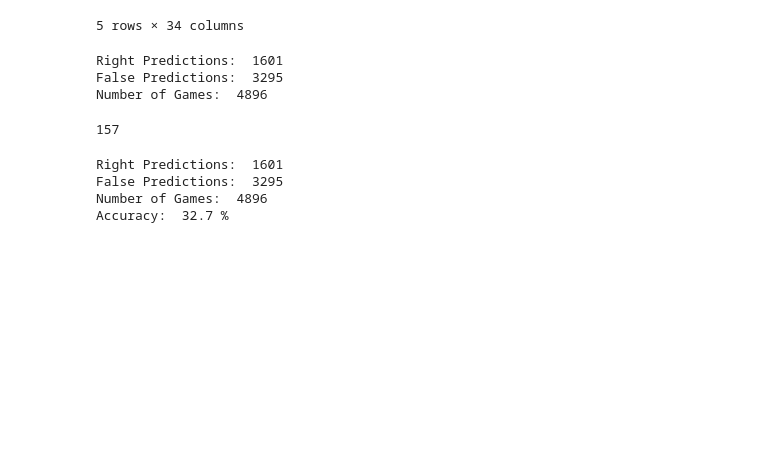
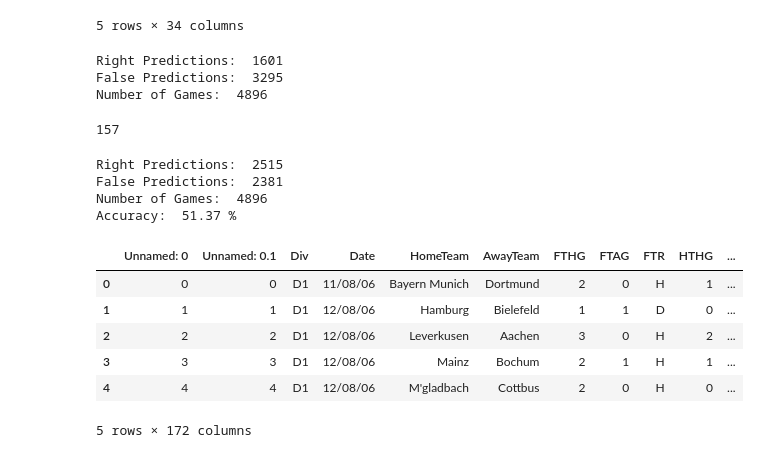
Before and after one commit to Max280201/Data-Exploration-Project, a Jupyter notebook: translate_betting_odds.ipynb, the cells around one changed output. Saved outputs shown, nothing was run; the diff lists cells and outputs as text; code cells hidden in the pictures; blank space fills up the shorter version.

```diff
--- a/translate_betting_odds.ipynb
+++ b/translate_betting_odds.ipynb
@@ -44,7 +57,7 @@ def calculate_probs_gameday(data):
     prob_spieltag, prob_ges = [], []
     while x < len(data):
         while z < len(betting_providers):
-            prob = odds_to_probaility(data[betting_providers[z]][x])
+            prob = odds_to_probaility_2(data[betting_providers[z]][x])
             prob_spieltag.append(prob)
             z += 1
         prob_ges.append(prob_spieltag)
@@ -177,21 +190,23 @@ erg_odds
  ...]
 # %%
 def get_odd_prediction(prob_ges_schnitt):
-    erg_odds = []
+    erg_odds, erg_prob = [], []
     for x in prob_ges_schnitt:
         max_value = max(x)
+        erg_prob.append(max_value)
         if x.index(max_value) == 0:
             erg_odds.append('H')
         if x.index(max_value) == 1:
             erg_odds.append('D')
         if x.index(max_value) == 2:
             erg_odds.append('A')
-    return erg_odds
+    return erg_odds, erg_prob
 # %%
 data['Betting_Prediction'] = erg_odds
 # %%
-def add_odd_predcition_to_df(data, erg_odds):
+def add_odd_predcition_to_df(data, erg_odds, erg_prob):
     data['Betting_Prediction'] = erg_odds
+    data['Betting_Prediction_Probability'] = erg_prob
     return data
 # %%
 def df_to_csv(data):
@@ -248,13 +263,13 @@ print(data.B365H[0])
 def run_all(data):
     prob_ges = calculate_probs_gameday(data)
     prob_ges_schnitt = calculate_average_prob_gameday(prob_ges)
-    erg_odds = get_odd_prediction(prob_ges_schnitt)
-    data = add_odd_predcition_to_df(data, erg_odds)
+    erg_odds, erg_prob = get_odd_prediction(prob_ges_schnitt)
+    data = add_odd_predcition_to_df(data, erg_odds, erg_prob)
     right_prediction, false_prediction = evaluate_odd_performance(data)
     show_odd_performance(data, right_prediction, false_prediction)
 run_all(data)
 # %% [output]
-Right Predictions:  1601
-False Predictions:  3295
+Right Predictions:  2515
+False Predictions:  2381
 Number of Games:  4896
-Accuracy:  32.7 %
+Accuracy:  51.37 %
@@ -262,0 +276,10 @@ Accuracy:  32.7 %
+# %%
+data.head()
+# %% [output]
+|  | Unnamed: 0 | Unnamed: 0.1 | Div | Date | HomeTeam | AwayTeam | FTHG | FTAG | FTR | HTHG | ... |
+| 0 | 0 | 0 | D1 | 11/08/06 | Bayern Munich | Dortmund | 2 | 0 | H | 1 | ... |
+| 1 | 1 | 1 | D1 | 12/08/06 | Hamburg | Bielefeld | 1 | 1 | D | 0 | ... |
+| 2 | 2 | 2 | D1 | 12/08/06 | Leverkusen | Aachen | 3 | 0 | H | 2 | ... |
+| 3 | 3 | 3 | D1 | 12/08/06 | Mainz | Bochum | 2 | 1 | H | 1 | ... |
+| 4 | 4 | 4 | D1 | 12/08/06 | M'gladbach | Cottbus | 2 | 0 | H | 0 | ... |
+5 rows × 172 columns
```
Also changed, not shown: parts of 7 cells of this notebook, 1 other file.
